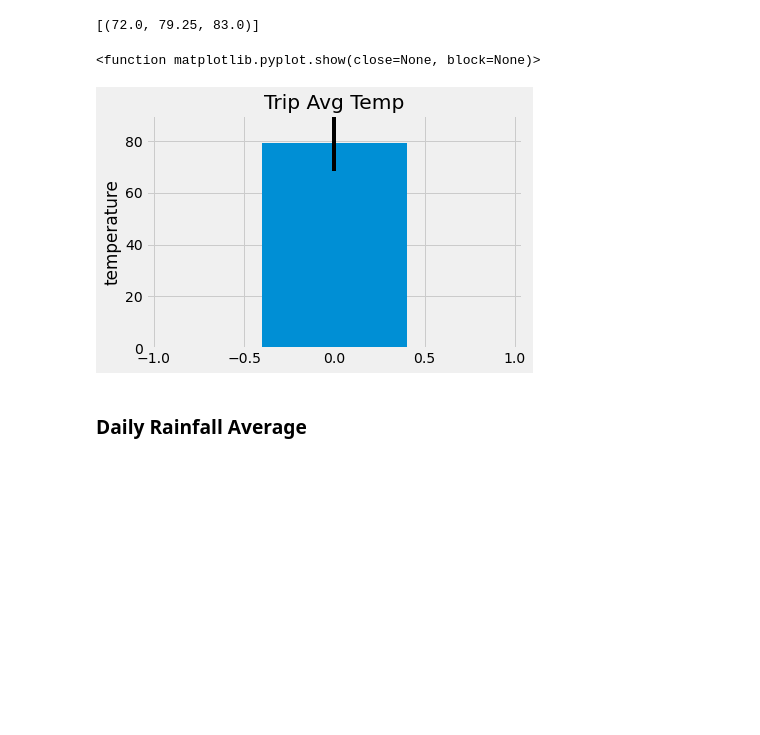
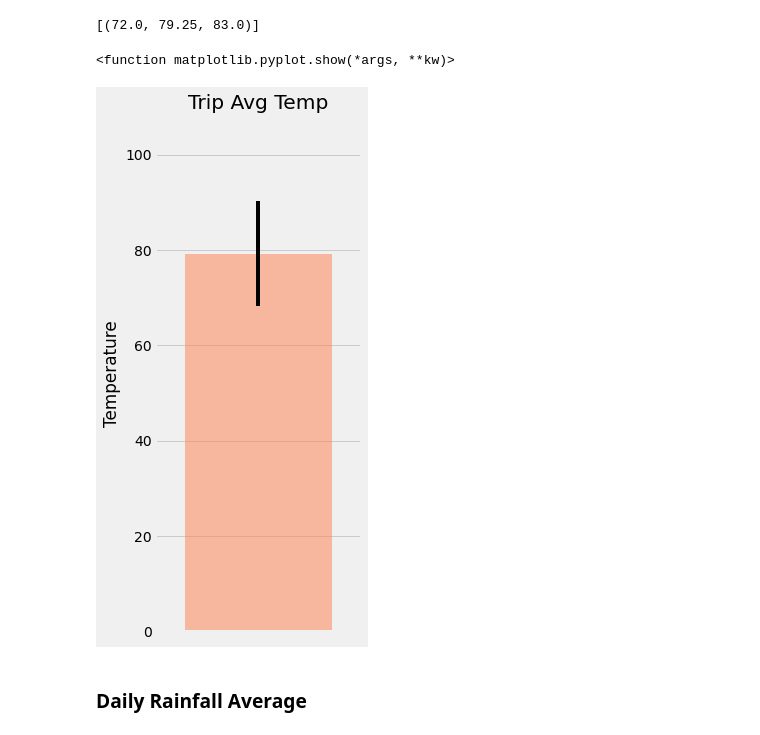
Before and after one commit to RZHANG2021/sqlalchemy-challenge, a Jupyter notebook: temp_analysis_bonus_2_starter.ipynb, the cells around one changed output. Saved outputs shown, nothing was run; the diff lists cells and outputs as text; code cells hidden in the pictures; blank space fills up the shorter version.

```diff
--- a/temp_analysis_bonus_2_starter.ipynb
+++ b/temp_analysis_bonus_2_starter.ipynb
@@ -59,24 +59,24 @@ print(calc_temps('2017-08-01', '2017-08-07'))
 # %% [output]
 [(72.0, 79.25, 83.0)]
 # %%
-# Plot the results from your previous query as a bar chart.
-# Use "Trip Avg Temp" as your Title
+# Plot the results from the previous query as a bar chart.
+# Use "Trip Avg Temp" as the bar chart Title
 # Use the average temperature for bar height (y value)
 # Use the peak-to-peak (tmax-tmin) value as the y error bar (yerr)
 tmin=72.0
 tavg=79.25
 tmax=83.0
-errors=[tmin-tmax]
-plt.title("Trip Avg Temp")
-plt.ylabel("temperature")
-plt.ylim(0,90)
-x = np.arange(0, 1)
-plt.bar(x,height=tavg,yerr=errors,width=0.8,align='center',bottom=0.1)
-plt.margins(0.8,0.8)
+figure, ax = plt.subplots(figsize=plt.figaspect(2.))
+xpos = 1
+errors = tmax-tmin
+bar = ax.bar(xpos, tavg, yerr=errors, alpha=0.5, color='coral', align="center")
+ax.set(xticks=range(xpos),title="Trip Avg Temp", ylabel="Temperature")
+ax.margins(.2, .2)
+figure.tight_layout()
 plt.show
 # %% [output]
-<function matplotlib.pyplot.show(close=None, block=None)>
+<function matplotlib.pyplot.show(*args, **kw)>
-[figure, old version]
+[figure, new version]
 # %% [markdown]
 ### Daily Rainfall Average
 # %%
```
Also changed, not shown: parts of 1 cell of this notebook, 3 other files.
